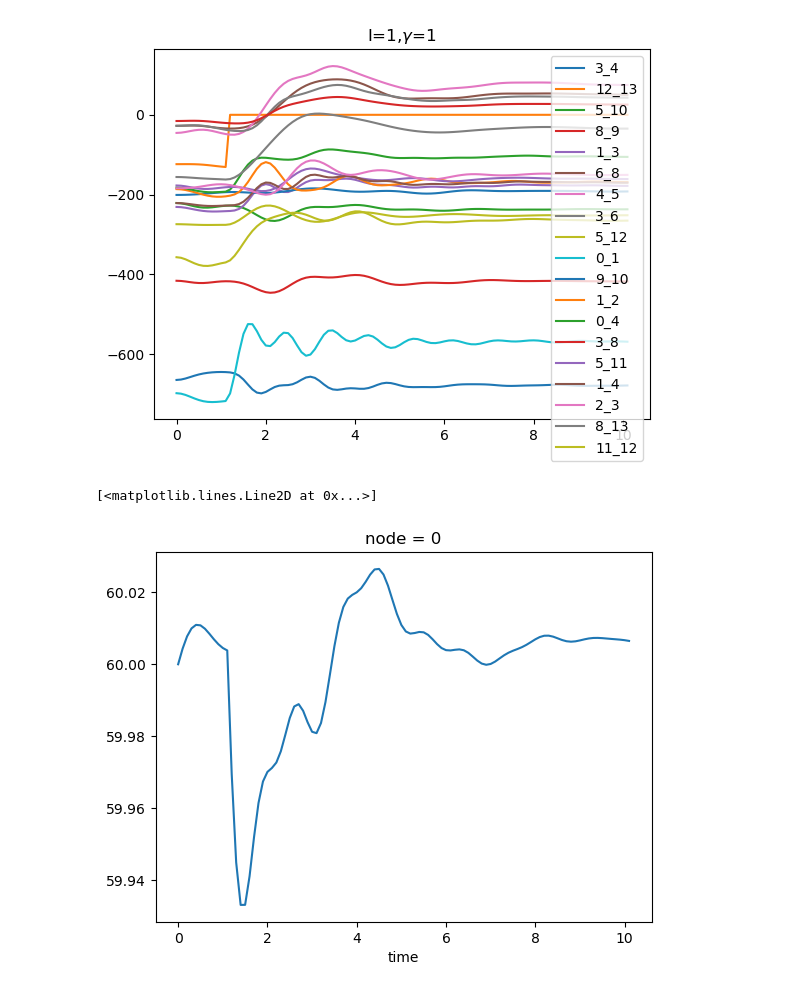
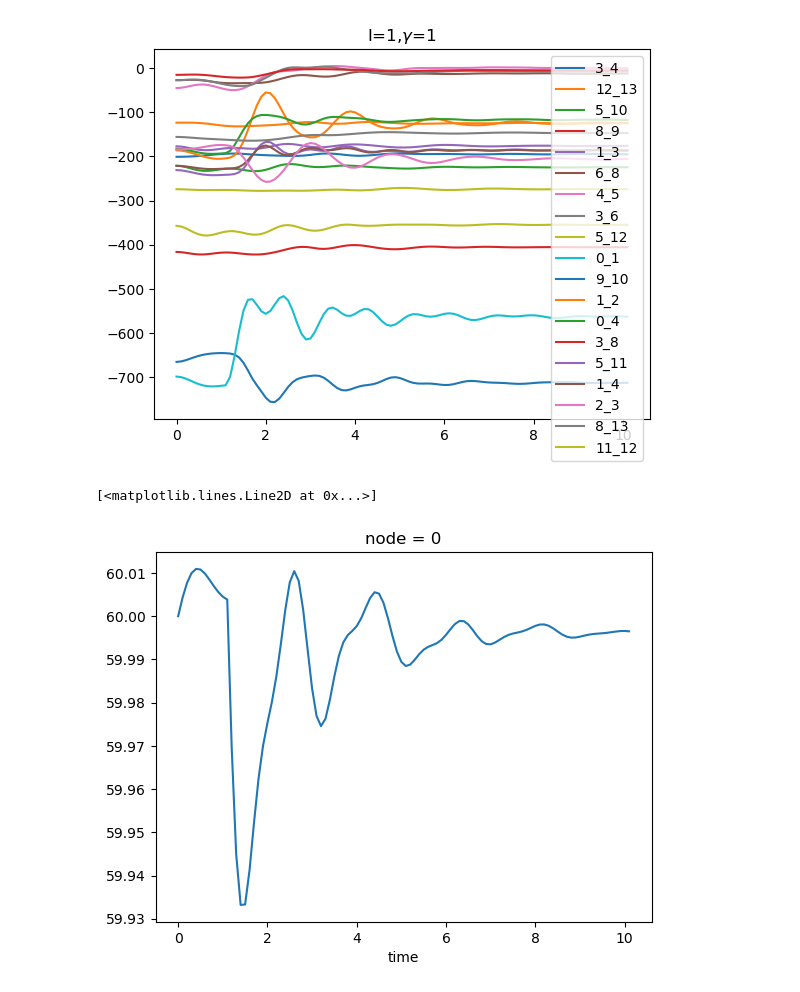
Before and after one commit to gmantegna/modeling-cascading-failure, a Jupyter notebook: notebooks/test case.ipynb, the cells around one changed output. Cells and saved outputs as stored; diff of their text form; code cells hidden in the pictures.

Commit message:
add ability to cut more than one line or no lines, and to turn off alpha threshold

```diff
--- a/notebooks/test case.ipynb
+++ b/notebooks/test case.ipynb
@@ -75,40 +75,40 @@ gamma_array = np.ones(num_buses).reshape(-1,1)*gamma
     Y,
     PV_x,
     PQ_x,
     x_slack,
     V_abs,
     V_phase,
     P_input,
     Q_input,
     eps,
     max_iter,
     base_MVA=base_mva,
-    line_to_cut=(12,13),
+    lines_to_cut=None,
     nodes_to_cut=[0],
     cut_time=1,
     delta_t=0.1,
-    alpha=0.95,
-    frequency_deviation_threshold=0.1,
+    alpha=None,
+    frequency_deviation_threshold=0.01,
     I=I_array,
     gamma=gamma_array,
     t_max=10,
     include_resistive_losses=True
 )
 import matplotlib.pyplot as plt
 lines = np.argwhere(np.abs(F.sel(time=0).values)>0)
 lines = list(set([tuple(sorted(line)) for line in lines]))
 fig,ax=plt.subplots()
 for line in lines:
     data= F.sel(node_i=line[0],node_j=line[1])
     plt.plot(data.time,data.values,label="{}_{}".format(line[0],line[1]))
     plt.title("I={},$\gamma$={}".format(I,gamma))
     plt.legend()
     plt.savefig("I={},gamma={}.png".format(I,gamma),dpi=300)
 # %% [output]
-[figure, old version]
+[figure, new version]
 # %%
 omega_hz = (omega.sel(node=0) / (2*np.pi)) + 60
 omega_hz.plot()
 # %% [output]
 [<matplotlib.lines.Line2D at 0x...>]
-[figure, old version]
+[figure, new version]
```
Also changed, not shown: parts of 1 cell of this notebook, 1 other file.
